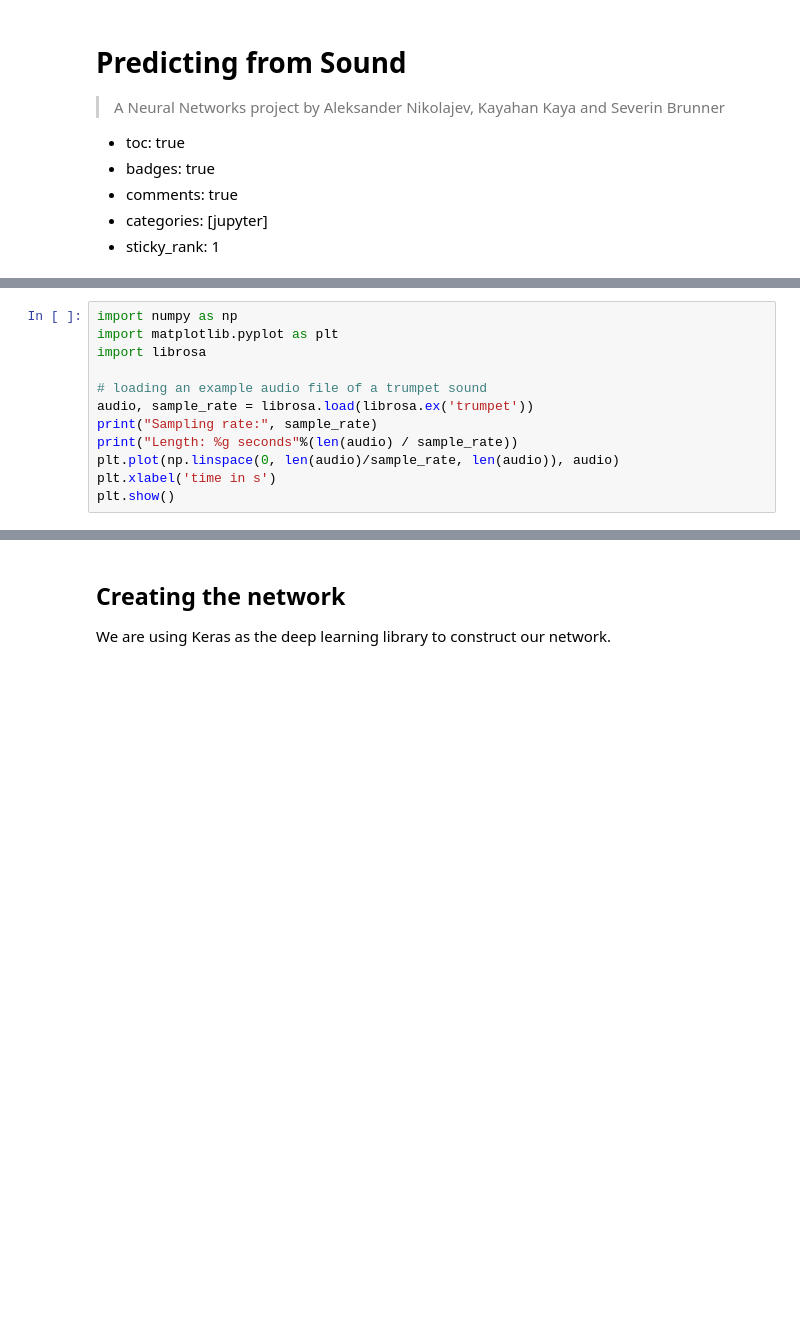
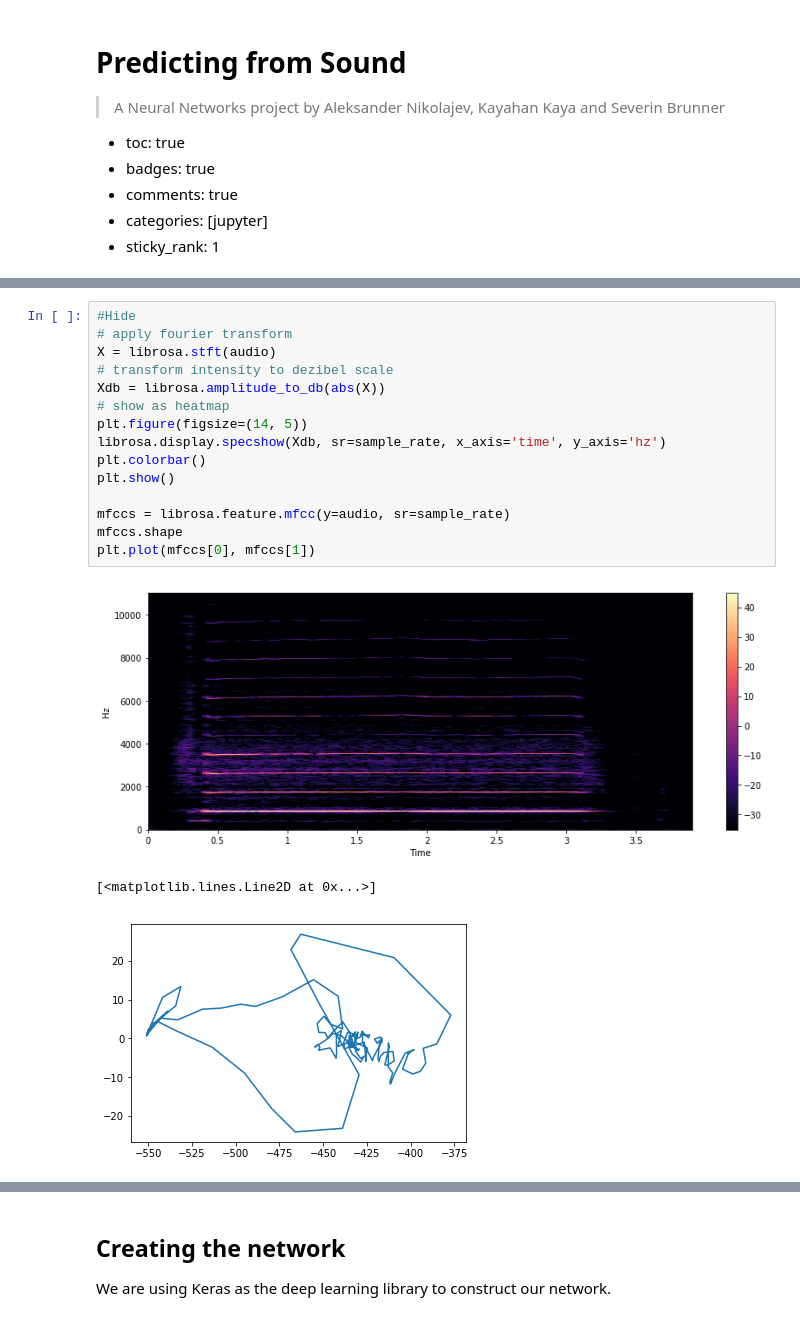
Before and after one commit to TheGadgeteer/Predicting-from-Sound-Blog, a Jupyter notebook: _notebooks/2021-06-14-blog.ipynb, the cells around one changed output, grey strips where cells are left out. Saved outputs shown, nothing was run; the diff lists cells and outputs as text; blank space fills up the shorter version.

```diff
--- a/_notebooks/2021-06-14-blog.ipynb
+++ b/_notebooks/2021-06-14-blog.ipynb
@@ -26,12 +25,0 @@ PCM is a format that stores uncompressed audio signals by simply storing an arra
-# %%
-import numpy as np
-import matplotlib.pyplot as plt
-import librosa
-
-# loading an example audio file of a trumpet sound
-audio, sample_rate = librosa.load(librosa.ex('trumpet'))
-print("Sampling rate:", sample_rate)
-print("Length: %g seconds"%(len(audio) / sample_rate))
-plt.plot(np.linspace(0, len(audio)/sample_rate, len(audio)), audio)
-plt.xlabel('time in s')
-plt.show()
@@ -52,0 +32,19 @@ The MFCCs of a signal are a small set of features (10-20) that concisely describ
+# %%
+#Hide
+# apply fourier transform
+X = librosa.stft(audio)
+# transform intensity to dezibel scale
+Xdb = librosa.amplitude_to_db(abs(X))
+# show as heatmap
+plt.figure(figsize=(14, 5))
+librosa.display.specshow(Xdb, sr=sample_rate, x_axis='time', y_axis='hz')
+plt.colorbar()
+plt.show()
+
+mfccs = librosa.feature.mfcc(y=audio, sr=sample_rate)
+mfccs.shape
+plt.plot(mfccs[0], mfccs[1])
+# %% [output]
+[figure, added]
+[<matplotlib.lines.Line2D at 0x...>]
+[figure, added]
```
Also changed, not shown: parts of 10 cells of this notebook, 2 other files.
